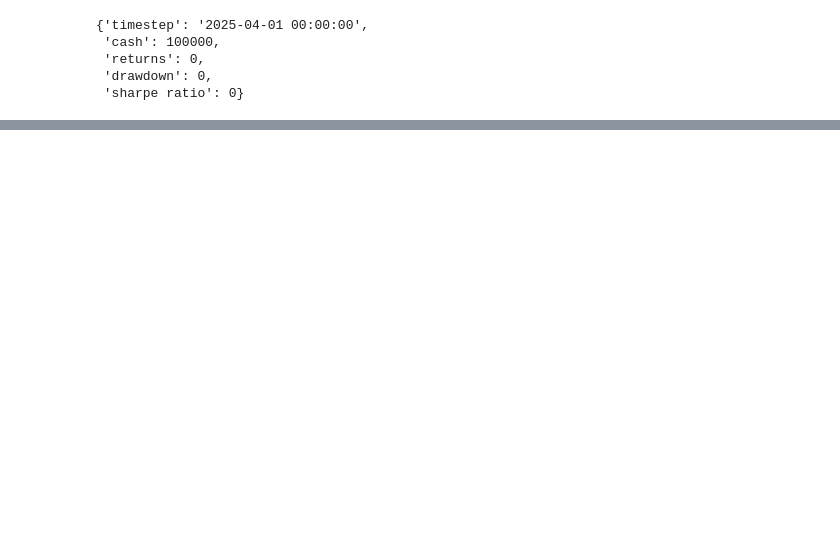
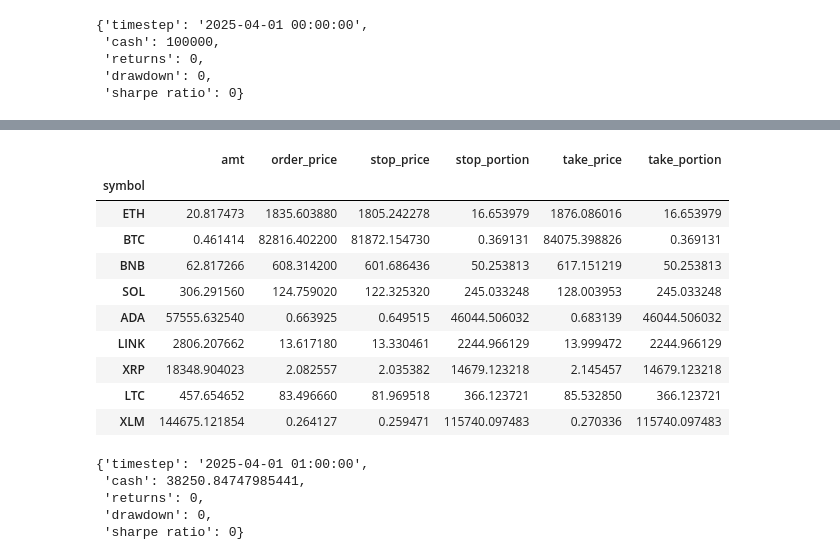
Before and after one commit to DivyanshGupta2006/Project-catRL, a Jupyter notebook: notebooks/backtesting.ipynb, the cells around one changed output, grey strips where cells are left out. Drawn from its saved outputs; the diff is of its cells as text; code cells hidden in the pictures; blank space fills up the shorter version.

Commit message:
Backtester without stop-loss done

```diff
--- a/notebooks/backtesting.ipynb
+++ b/notebooks/backtesting.ipynb
@@ -124,0 +149,3 @@ np.float64(100000.0)
+# %%
+candle = amount_calculator.calculate(candle, Pt)
+candle
@@ -124,0 +170,3 @@ np.float64(100000.0)
+# %%
+candle = stop_loss.get_stop_loss(candle)
+candle
@@ -124,0 +191,3 @@ np.float64(100000.0)
+# %%
+candle = take_profit.get_take_profit(candle)
+candle
@@ -124,0 +212,3 @@ np.float64(100000.0)
+# %%
+order = place_order.place(candle)
+order
@@ -124,0 +233,25 @@ np.float64(100000.0)
+# %%
+execute_order.execute(order)
+portfolio = read_file.read_portfolio()
+portfolio
+# %% [output]
+|  | amt | order_price | stop_price | stop_portion | take_price | take_portion |
+| symbol |  |  |  |  |  |  |
+| ETH | 20.817473 | 1835.603880 | 1805.242278 | 16.653979 | 1876.086016 | 16.653979 |
+| BTC | 0.461414 | 82816.402200 | 81872.154730 | 0.369131 | 84075.398826 | 0.369131 |
+| BNB | 62.817266 | 608.314200 | 601.686436 | 50.253813 | 617.151219 | 50.253813 |
+| SOL | 306.291560 | 124.759020 | 122.325320 | 245.033248 | 128.003953 | 245.033248 |
+| ADA | 57555.632540 | 0.663925 | 0.649515 | 46044.506032 | 0.683139 | 46044.506032 |
+| LINK | 2806.207662 | 13.617180 | 13.330461 | 2244.966129 | 13.999472 | 2244.966129 |
+| XRP | 18348.904023 | 2.082557 | 2.035382 | 14679.123218 | 2.145457 | 14679.123218 |
+| LTC | 457.654652 | 83.496660 | 81.969518 | 366.123721 | 85.532850 | 366.123721 |
+| XLM | 144675.121854 | 0.264127 | 0.259471 | 115740.097483 | 0.270336 | 115740.097483 |
+# %%
+state = read_file.read_state()
+state
+# %% [output]
+{'timestep': '2025-04-01 01:00:00',
+ 'cash': 38250.84747985441,
+ 'returns': 0,
+ 'drawdown': 0,
+ 'sharpe ratio': 0}
```
Also changed, not shown: parts of 22 cells of this notebook, 14 other files.
